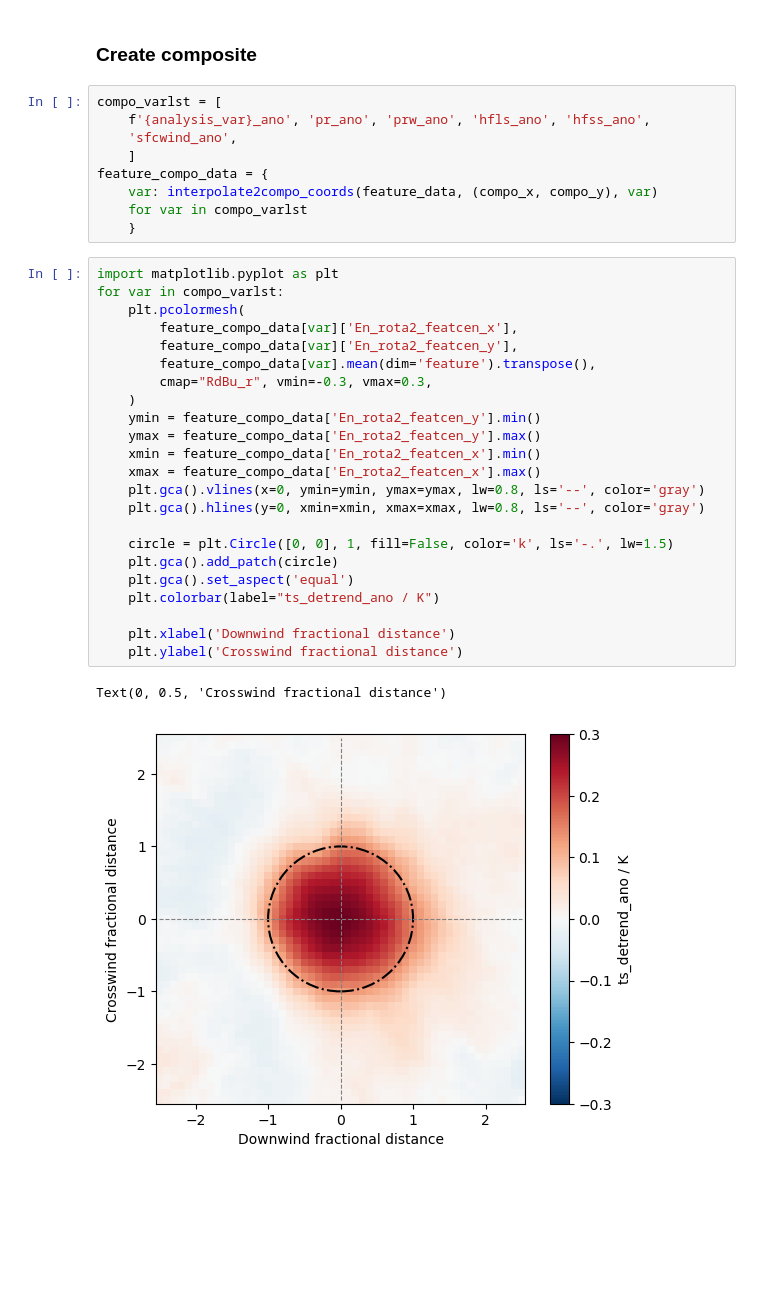
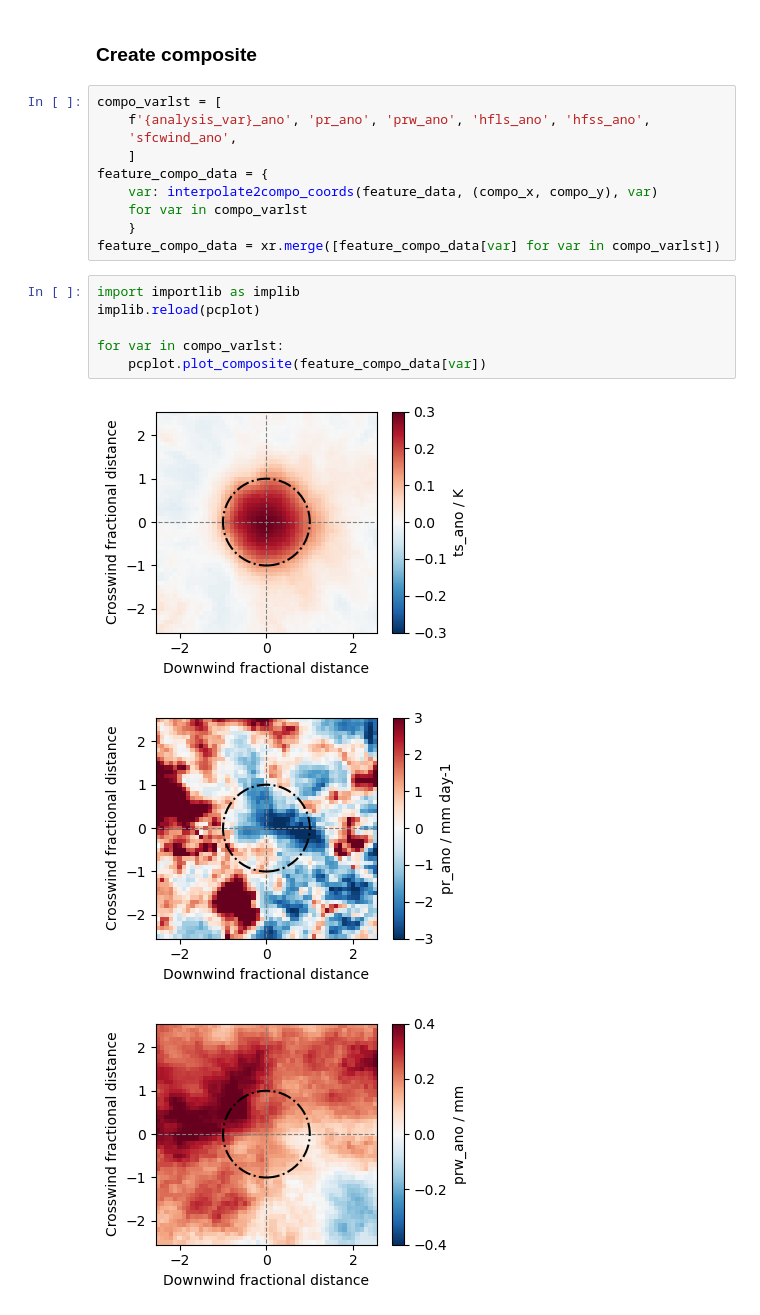
Before and after one commit to HF7weatherman/pycompo, a Jupyter notebook: examples/test_extract_SST-blobs_no-detrend.ipynb, the cells around one changed output. Saved outputs shown, nothing was run; the diff lists cells and outputs as text; blank space fills up the shorter version.

Commit message:
Improved plotting for composites

```diff
--- a/examples/test_extract_SST-blobs_no-detrend.ipynb
+++ b/examples/test_extract_SST-blobs_no-detrend.ipynb
@@ -186,29 +167,14 @@ feature_compo_data = {
     var: interpolate2compo_coords(feature_data, (compo_x, compo_y), var)
     for var in compo_varlst
     }
+feature_compo_data = xr.merge([feature_compo_data[var] for var in compo_varlst])
 # %%
-import matplotlib.pyplot as plt
+import importlib as implib
+implib.reload(pcplot)
+
 for var in compo_varlst:
-    plt.pcolormesh(
-        feature_compo_data[var]['En_rota2_featcen_x'],
-        feature_compo_data[var]['En_rota2_featcen_y'],
-        feature_compo_data[var].mean(dim='feature').transpose(),
-        cmap="RdBu_r", vmin=-0.3, vmax=0.3,
-    )
-    ymin = feature_compo_data['En_rota2_featcen_y'].min()
-    ymax = feature_compo_data['En_rota2_featcen_y'].max()
-    xmin = feature_compo_data['En_rota2_featcen_x'].min()
-    xmax = feature_compo_data['En_rota2_featcen_x'].max()
-    plt.gca().vlines(x=0, ymin=ymin, ymax=ymax, lw=0.8, ls='--', color='gray')
-    plt.gca().hlines(y=0, xmin=xmin, xmax=xmax, lw=0.8, ls='--', color='gray')
-
-    circle = plt.Circle([0, 0], 1, fill=False, color='k', ls='-.', lw=1.5)
-    plt.gca().add_patch(circle)
-    plt.gca().set_aspect('equal')
-    plt.colorbar(label="ts_detrend_ano / K")
-
-    plt.xlabel('Downwind fractional distance')
-    plt.ylabel('Crosswind fractional distance')
+    pcplot.plot_composite(feature_compo_data[var])
 # %% [output]
-Text(0, 0.5, 'Crosswind fractional distance')
-[figure, old version]
+[figure, new version]
+[figure, added]
+[figure, added]
```
Also changed, not shown: parts of 13 cells of this notebook, 1 other file.
